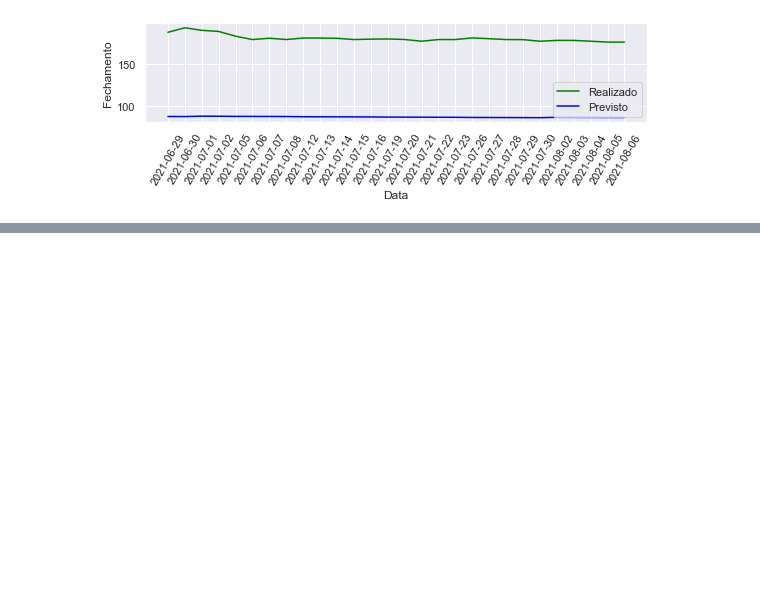
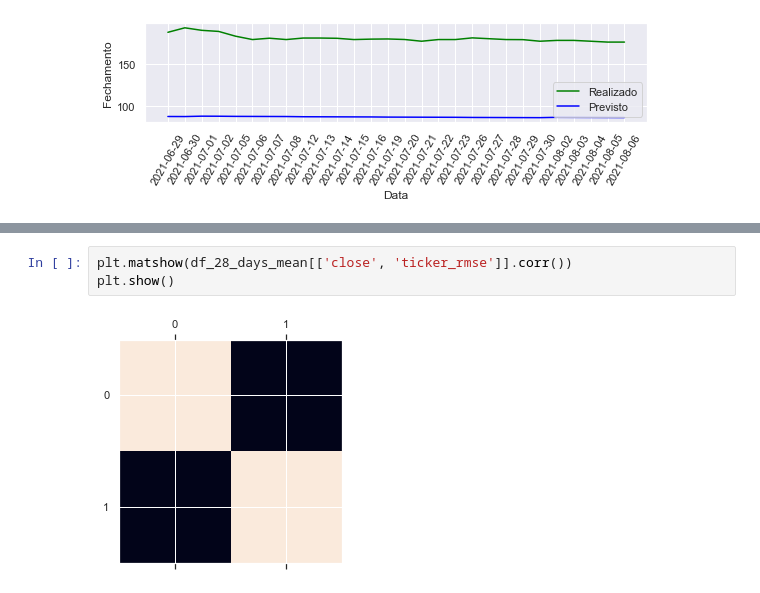
Before and after one commit to brunno-oliveira/b3-invest, a Jupyter notebook: notebook/plot_resultados.ipynb, the cells around one changed output, grey strips where cells are left out. Saved outputs shown, nothing was run; the diff lists cells and outputs as text; blank space fills up the shorter version.

```diff
--- a/notebook/experimento_experiments.ipynb
+++ b/notebook/plot_resultados.ipynb
@@ -342,0 +345,5 @@ fig.savefig(
+# %%
+plt.matshow(df_28_days_mean[['close', 'ticker_rmse']].corr())
+plt.show()
+# %% [output]
+[figure, added]
```
Also changed, not shown: parts of 18 cells of this notebook, 1 other file.
